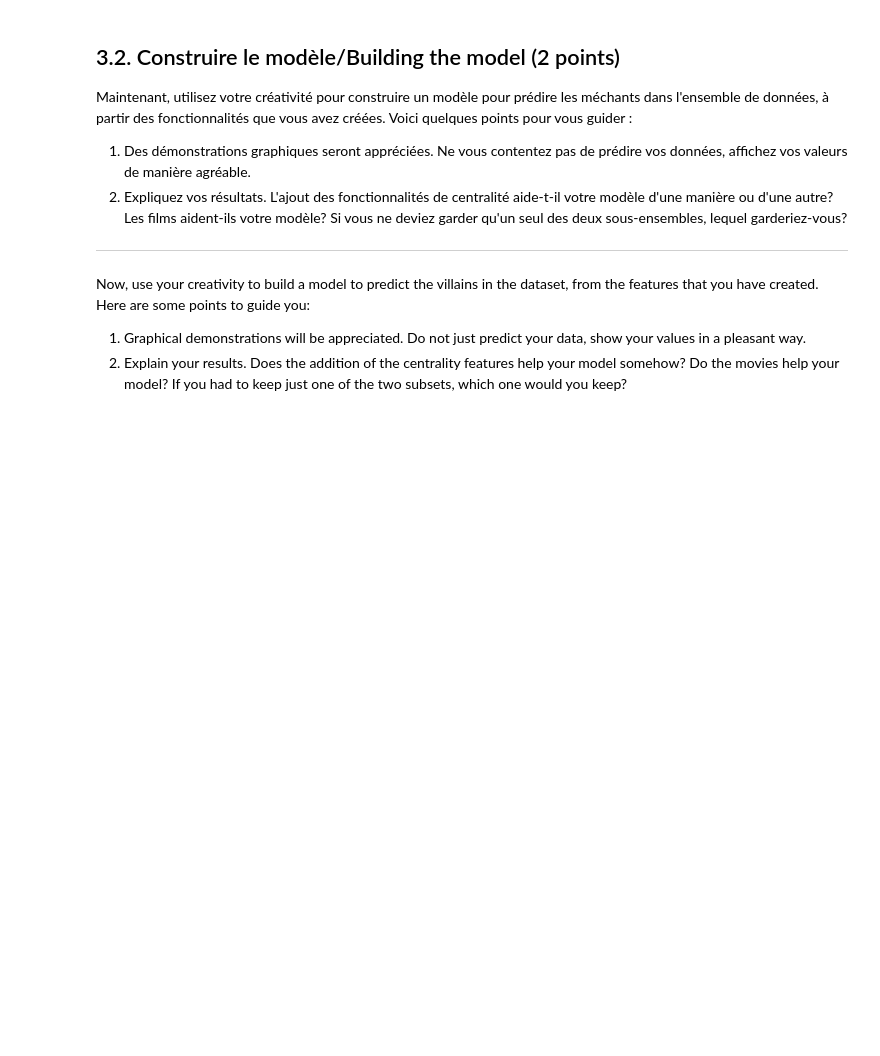
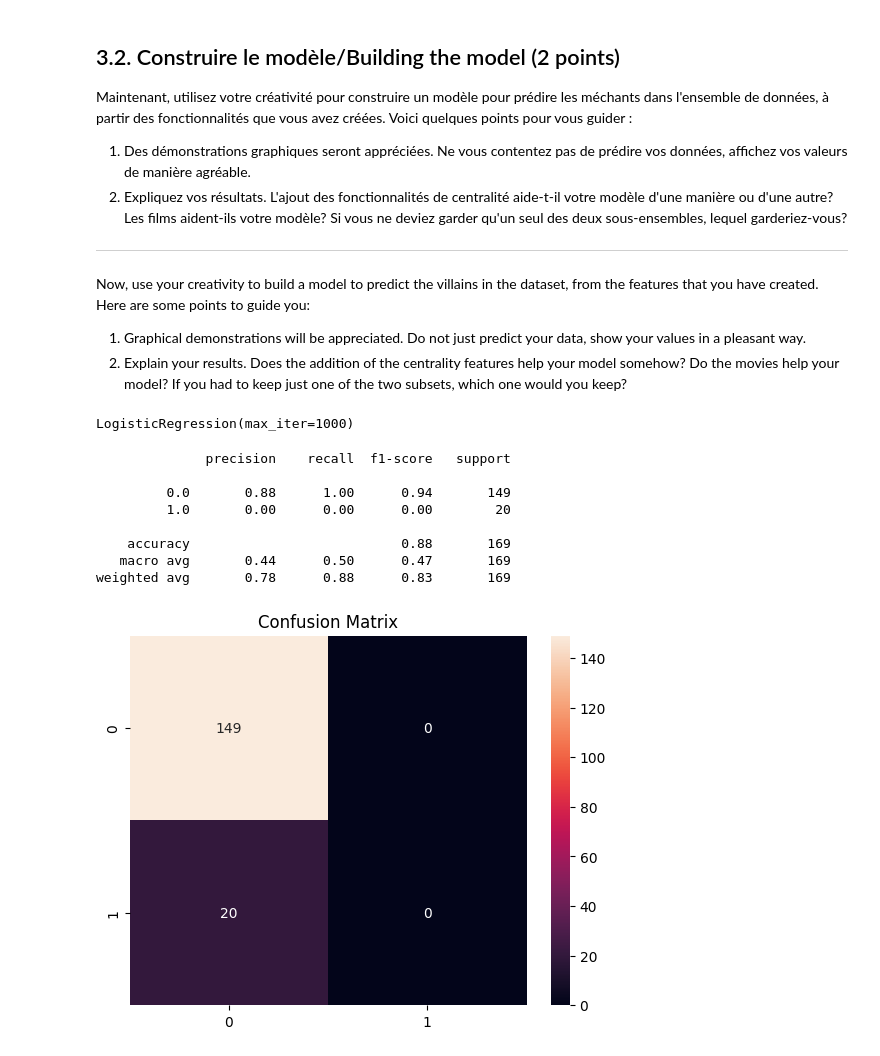
Before and after one commit to oussamaelfig/Data_Mining, a Jupyter notebook: TP2/TP2.ipynb, the cells around one changed output. Drawn from its saved outputs; the diff is of its cells as text; code cells hidden in the pictures; blank space fills up the shorter version.

```diff
--- a/TP2/TP2.ipynb
+++ b/TP2/TP2.ipynb
@@ -820,0 +910,38 @@ Now, use your creativity to build a model to predict the villains in the dataset
+# %%
+import pandas as pd
+from sklearn.model_selection import train_test_split
+
+heroes_df = pd.read_csv('data/marvel_data_with_features.csv')
+
+X = heroes_df.drop(['Hero_id', 'Hero_name', 'Movie', 'Affiliation', 'Villain', 'is_villain'], axis=1)
+y = heroes_df['is_villain']
+
+X_train, X_test, y_train, y_test = train_test_split(X, y, test_size=0.25, random_state=42)
+# %%
+from sklearn.linear_model import LogisticRegression
+from sklearn.metrics import classification_report, confusion_matrix
+import matplotlib.pyplot as plt
+import seaborn as sns
+
+model = LogisticRegression(max_iter=1000)
+model.fit(X_train, y_train)
+# %% [output]
+LogisticRegression(max_iter=1000)
+# %%
+y_pred = model.predict(X_test)
+
+print(classification_report(y_test, y_pred))
+cm = confusion_matrix(y_test, y_pred)
+sns.heatmap(cm, annot=True, fmt='d')
+plt.title('Confusion Matrix')
+plt.show()
+# %% [output]
+              precision    recall  f1-score   support
+
+         0.0       0.88      1.00      0.94       149
+         1.0       0.00      0.00      0.00        20
+
+    accuracy                           0.88       169
+   macro avg       0.44      0.50      0.47       169
+weighted avg       0.78      0.88      0.83       169
+[figure, added]
```
Also changed, not shown: parts of 17 cells of this notebook, 1 other file.
